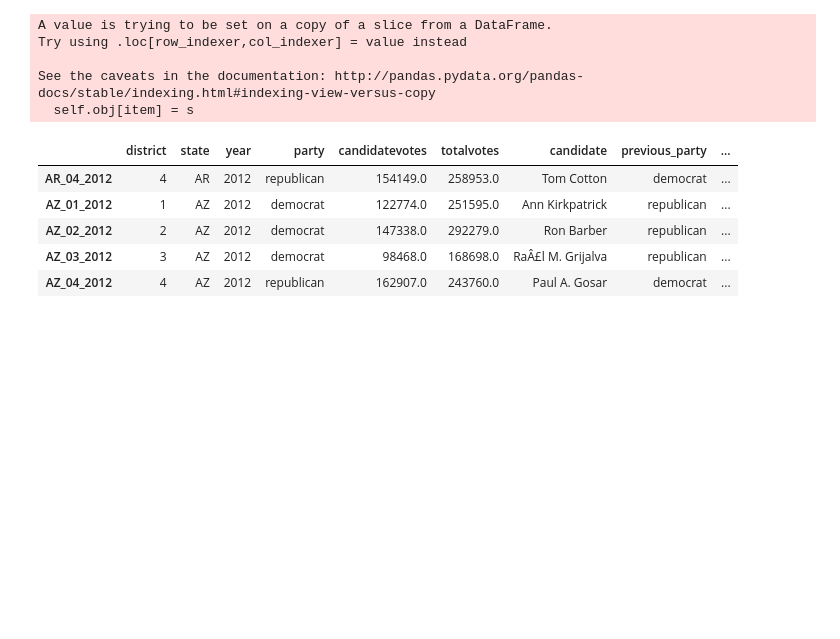
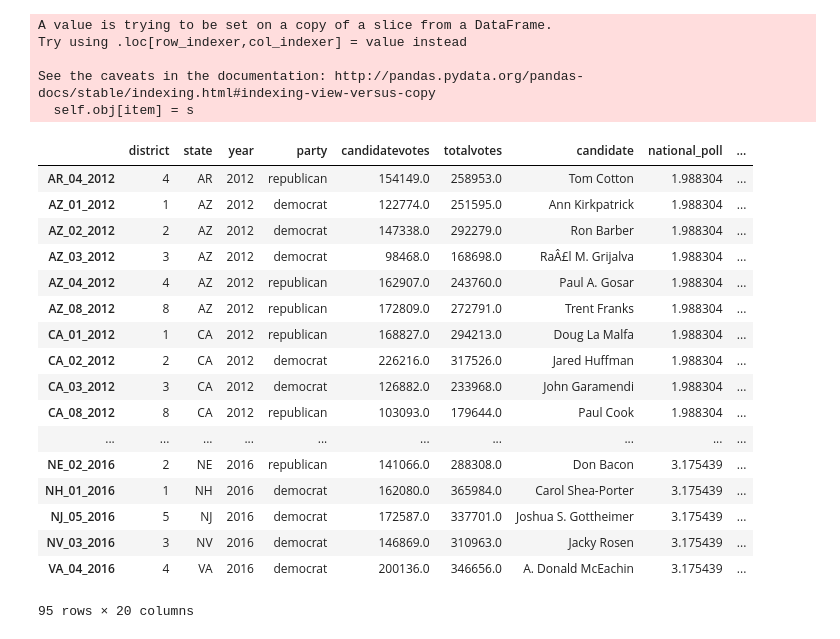
Before and after one commit to WildTangles/ac209a_project, a Jupyter notebook: House-Preprocessing.ipynb, the cells around one changed output. Cells and saved outputs as stored; diff of their text form; code cells hidden in the pictures; blank space fills up the shorter version.

Commit message:
added polling data to training set in house-preprocessing nb

```diff
--- a/House-Preprocessing.ipynb
+++ b/House-Preprocessing.ipynb
@@ -164,2 +6,2 @@ def fetch_training_set(full_interest, minYear=2012):
 # %%
-full_interest = parse_data("Datasets/fec/1976-2016-house.csv", minYear=2010)
+full_interest = hf.parse_data("Datasets/fec/1976-2016-house.csv", minYear=2010)
@@ -166,5 +10,5 @@ full_interest = parse_data("Datasets/fec/1976-2016-house.csv", minYear=2010)
 # %%
-training_set = fetch_training_set(full_interest, minYear=2012)
+training_set = hf.fetch_training_set(full_interest, minYear=2012)
 # %% [output]
 A value is trying to be set on a copy of a slice from a DataFrame.
 Try using .loc[row_indexer,col_indexer] = value instead
@@ -172,13 +16,25 @@ Try using .loc[row_indexer,col_indexer] = value instead
 See the caveats in the documentation: http://pandas.pydata.org/pandas-docs/stable/indexing.html#indexing-view-versus-copy
   self.obj[item] = s
 # %%
-training_set[training_set['party'] != training_set['previous_party']].head()
+training_set[training_set['party'] != training_set['previous_party']]
 # %% [output]
-|  | district | state | year | party | candidatevotes | totalvotes | candidate | previous_party | ... |
-| AR_04_2012 | 4 | AR | 2012 | republican | 154149.0 | 258953.0 | Tom Cotton | democrat | ... |
-| AZ_01_2012 | 1 | AZ | 2012 | democrat | 122774.0 | 251595.0 | Ann Kirkpatrick | republican | ... |
-| AZ_02_2012 | 2 | AZ | 2012 | democrat | 147338.0 | 292279.0 | Ron Barber | republican | ... |
-| AZ_03_2012 | 3 | AZ | 2012 | democrat | 98468.0 | 168698.0 | RaÂ£l M. Grijalva | republican | ... |
-| AZ_04_2012 | 4 | AZ | 2012 | republican | 162907.0 | 243760.0 | Paul A. Gosar | democrat | ... |
+|  | district | state | year | party | candidatevotes | totalvotes | candidate | national_poll | ... |
+| AR_04_2012 | 4 | AR | 2012 | republican | 154149.0 | 258953.0 | Tom Cotton | 1.988304 | ... |
+| AZ_01_2012 | 1 | AZ | 2012 | democrat | 122774.0 | 251595.0 | Ann Kirkpatrick | 1.988304 | ... |
+| AZ_02_2012 | 2 | AZ | 2012 | democrat | 147338.0 | 292279.0 | Ron Barber | 1.988304 | ... |
+| AZ_03_2012 | 3 | AZ | 2012 | democrat | 98468.0 | 168698.0 | RaÂ£l M. Grijalva | 1.988304 | ... |
+| AZ_04_2012 | 4 | AZ | 2012 | republican | 162907.0 | 243760.0 | Paul A. Gosar | 1.988304 | ... |
+| AZ_08_2012 | 8 | AZ | 2012 | republican | 172809.0 | 272791.0 | Trent Franks | 1.988304 | ... |
+| CA_01_2012 | 1 | CA | 2012 | republican | 168827.0 | 294213.0 | Doug La Malfa | 1.988304 | ... |
+| CA_02_2012 | 2 | CA | 2012 | democrat | 226216.0 | 317526.0 | Jared Huffman | 1.988304 | ... |
+| CA_03_2012 | 3 | CA | 2012 | democrat | 126882.0 | 233968.0 | John Garamendi | 1.988304 | ... |
+| CA_08_2012 | 8 | CA | 2012 | republican | 103093.0 | 179644.0 | Paul Cook | 1.988304 | ... |
+| ... | ... | ... | ... | ... | ... | ... | ... | ... | ... |
+| NE_02_2016 | 2 | NE | 2016 | republican | 141066.0 | 288308.0 | Don Bacon | 3.175439 | ... |
+| NH_01_2016 | 1 | NH | 2016 | democrat | 162080.0 | 365984.0 | Carol Shea-Porter | 3.175439 | ... |
+| NJ_05_2016 | 5 | NJ | 2016 | democrat | 172587.0 | 337701.0 | Joshua S. Gottheimer | 3.175439 | ... |
+| NV_03_2016 | 3 | NV | 2016 | democrat | 146869.0 | 310963.0 | Jacky Rosen | 3.175439 | ... |
+| VA_04_2016 | 4 | VA | 2016 | democrat | 200136.0 | 346656.0 | A. Donald McEachin | 3.175439 | ... |
+95 rows × 20 columns
 # %%
 %reset
```
Also changed, not shown: parts of 3 cells of this notebook, 3 other files.
